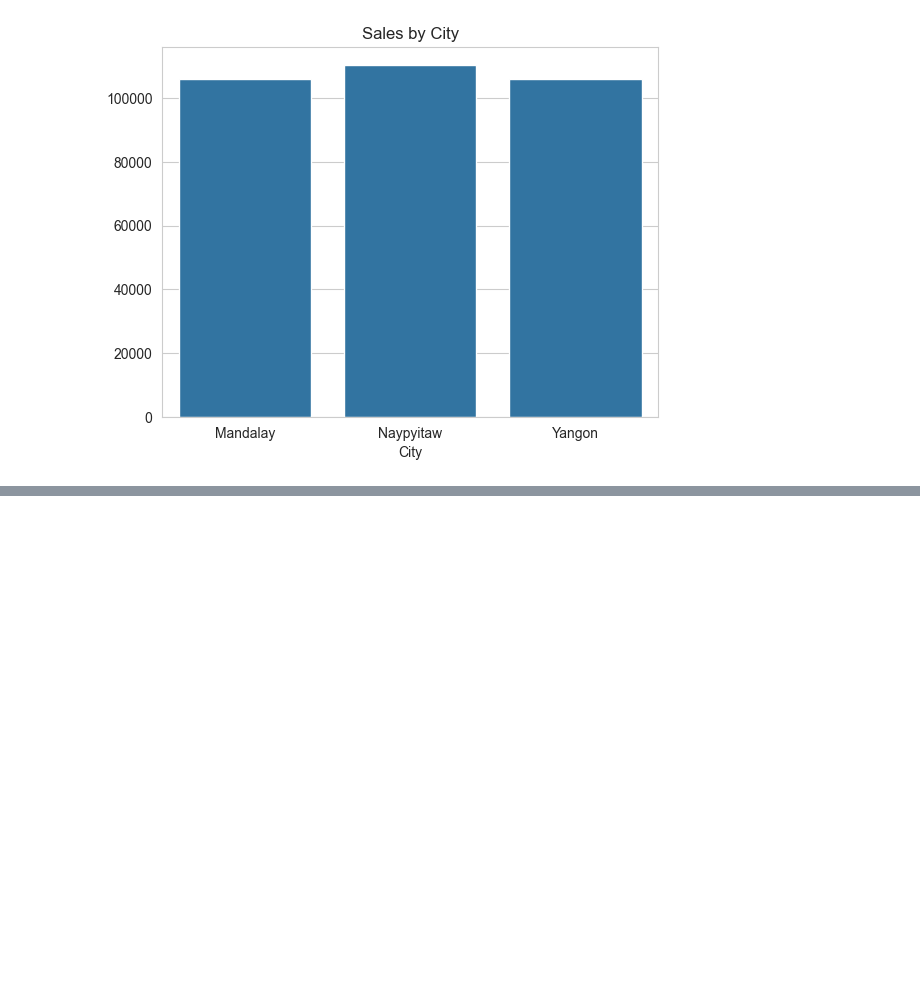
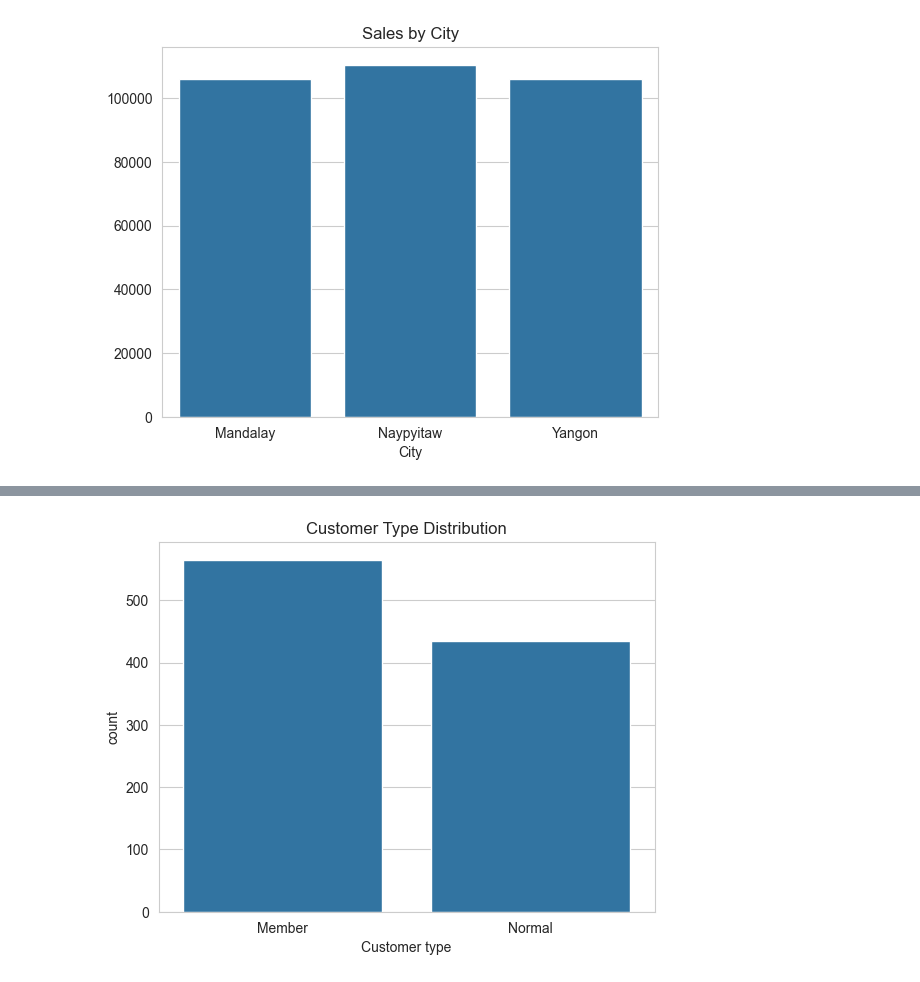
Before and after one commit to GL1TH/supermarket, a Jupyter notebook: Supermarket_project.ipynb, the cells around one changed output, grey strips where cells are left out. Saved outputs shown, nothing was run; the diff lists cells and outputs as text; code cells hidden in the pictures; blank space fills up the shorter version.

```diff
--- a/Supermarket_project.ipynb
+++ b/Supermarket_project.ipynb
@@ -166,0 +196,7 @@ plt.show()
+# %%
+## Customer Type Distribution
+sns.countplot(x="Customer type", data=df)
+plt.title("Customer Type Distribution")
+plt.show()
+# %% [output]
+[figure, added]
```
Also changed, not shown: parts of 5 cells of this notebook.
